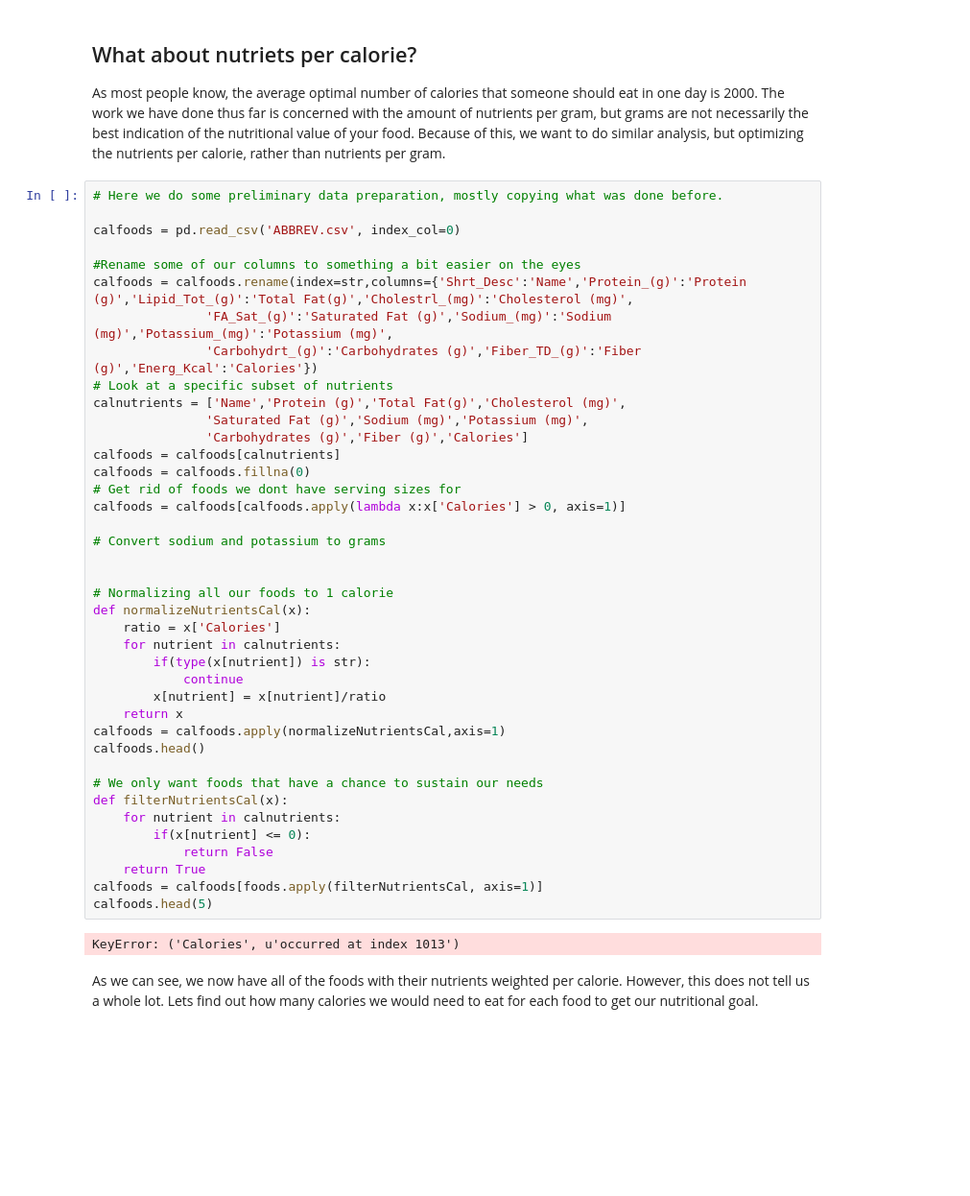
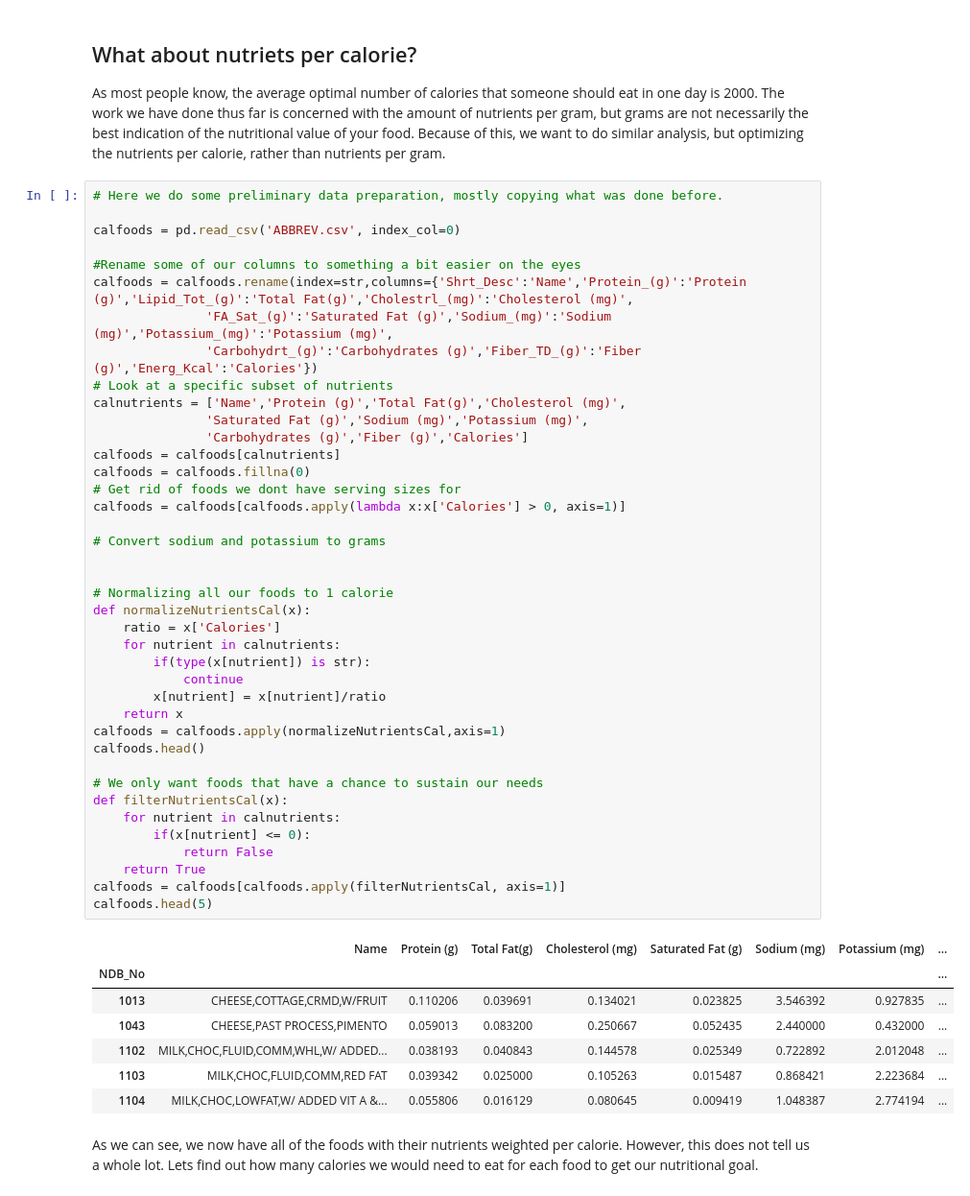
Before and after one commit to jaideng123/FoodDude, a Jupyter notebook: Food Dude.ipynb, the cells around one changed output. Shown at 96% size. Cells and saved outputs as stored; diff of their text form; blank space fills up the shorter version.

Commit message:
Fixed errors

```diff
--- a/Food Dude.ipynb
+++ b/Food Dude.ipynb
@@ -267,35 +267,41 @@ calfoods = calfoods.rename(index=str,columns={'Shrt_Desc':'Name','Protein_(g)':'
 calnutrients = ['Name','Protein (g)','Total Fat(g)','Cholesterol (mg)',
                'Saturated Fat (g)','Sodium (mg)','Potassium (mg)',
                'Carbohydrates (g)','Fiber (g)','Calories']
 calfoods = calfoods[calnutrients]
 calfoods = calfoods.fillna(0)
 # Get rid of foods we dont have serving sizes for
 calfoods = calfoods[calfoods.apply(lambda x:x['Calories'] > 0, axis=1)]
 
 # Convert sodium and potassium to grams
 
 
 # Normalizing all our foods to 1 calorie
 def normalizeNutrientsCal(x):
     ratio = x['Calories']
     for nutrient in calnutrients:
         if(type(x[nutrient]) is str):
             continue
         x[nutrient] = x[nutrient]/ratio
     return x
 calfoods = calfoods.apply(normalizeNutrientsCal,axis=1)
 calfoods.head()
 
 # We only want foods that have a chance to sustain our needs
 def filterNutrientsCal(x):
     for nutrient in calnutrients:
         if(x[nutrient] <= 0):
             return False
     return True
-calfoods = calfoods[foods.apply(filterNutrientsCal, axis=1)]
+calfoods = calfoods[calfoods.apply(filterNutrientsCal, axis=1)]
 calfoods.head(5)
 # %% [output]
-KeyError: ('Calories', u'occurred at index 1013')
+|  | Name | Protein (g) | Total Fat(g) | Cholesterol (mg) | Saturated Fat (g) | Sodium (mg) | Potassium (mg) | ... |
+| NDB_No |  |  |  |  |  |  |  | ... |
+| 1013 | CHEESE,COTTAGE,CRMD,W/FRUIT | 0.110206 | 0.039691 | 0.134021 | 0.023825 | 3.546392 | 0.927835 | ... |
+| 1043 | CHEESE,PAST PROCESS,PIMENTO | 0.059013 | 0.083200 | 0.250667 | 0.052435 | 2.440000 | 0.432000 | ... |
+| 1102 | MILK,CHOC,FLUID,COMM,WHL,W/ ADDED... | 0.038193 | 0.040843 | 0.144578 | 0.025349 | 0.722892 | 2.012048 | ... |
+| 1103 | MILK,CHOC,FLUID,COMM,RED FAT | 0.039342 | 0.025000 | 0.105263 | 0.015487 | 0.868421 | 2.223684 | ... |
+| 1104 | MILK,CHOC,LOWFAT,W/ ADDED VIT A &... | 0.055806 | 0.016129 | 0.080645 | 0.009419 | 1.048387 | 2.774194 | ... |
 # %% [markdown]
 As we can see, we now have all of the foods with their nutrients weighted per calorie. However, this does not tell us a whole lot. Lets find out how many calories we would need to eat for each food to get our nutritional goal.
 # %%
```
